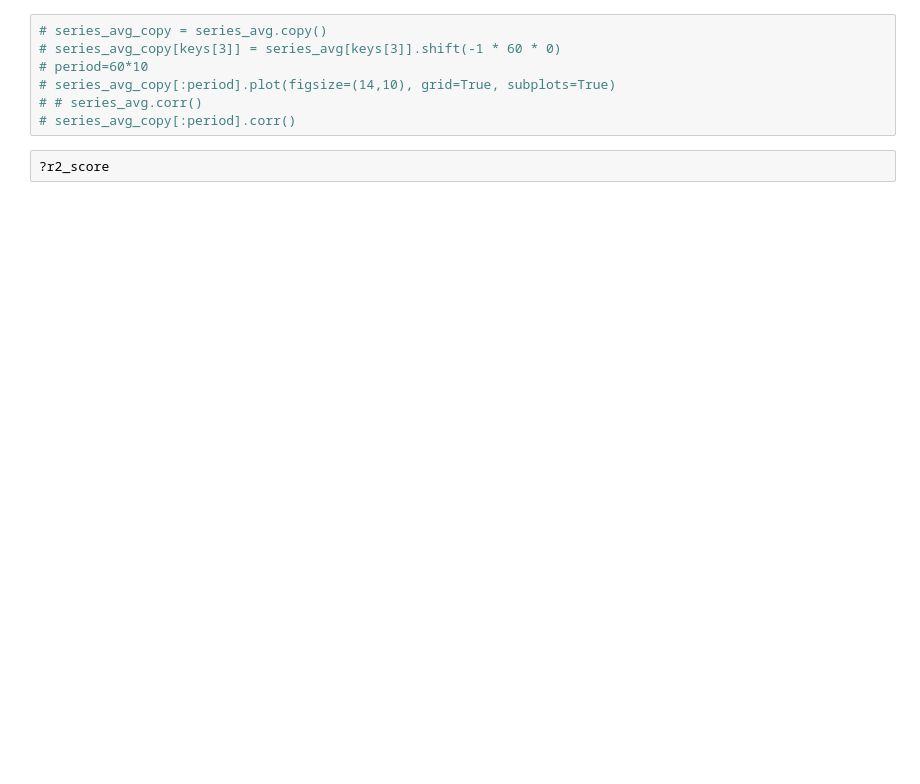
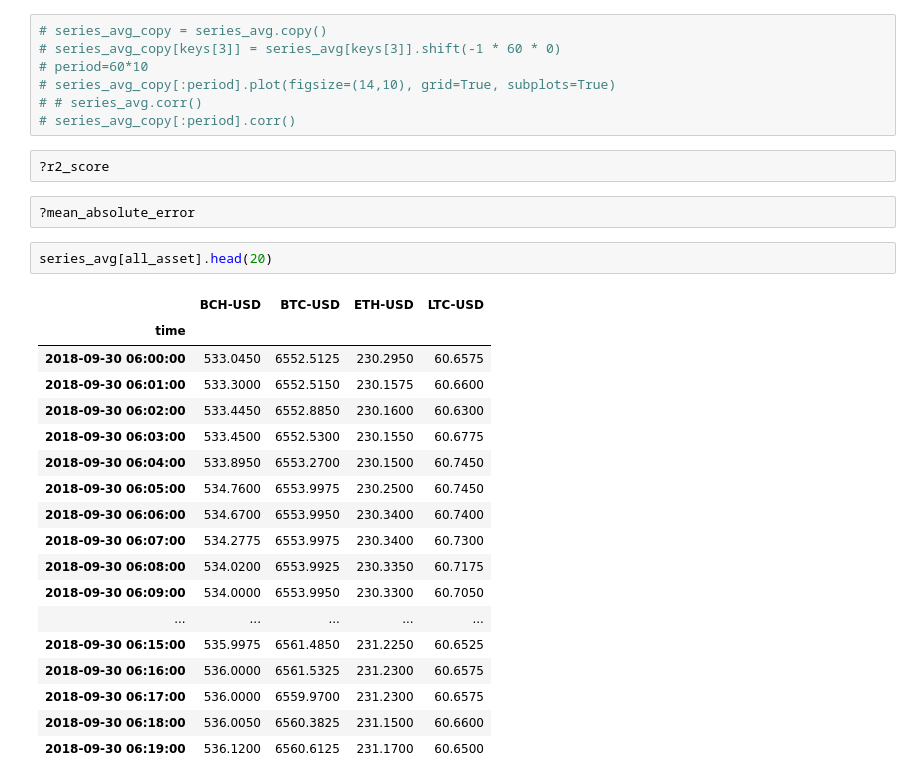
Before and after one commit to cchencool/crypto_currency_prediction, a Jupyter notebook: model/model_linear_reg.ipynb, the cells around one changed output. Drawn from its saved outputs; the diff is of its cells as text; blank space fills up the shorter version.

```diff
--- a/model/model_linear_reg.ipynb
+++ b/model/model_linear_reg.ipynb
@@ -144,3 +223,26 @@ ax_score.yaxis.label.set_text('score')
 # series_avg_copy[:period].corr()
 # %%
 ?r2_score
+# %%
+?mean_absolute_error
+# %%
+series_avg[all_asset].head(20)
+# %% [output]
+|  | BCH-USD | BTC-USD | ETH-USD | LTC-USD |
+| time |  |  |  |  |
+| 2018-09-30 06:00:00 | 533.0450 | 6552.5125 | 230.2950 | 60.6575 |
+| 2018-09-30 06:01:00 | 533.3000 | 6552.5150 | 230.1575 | 60.6600 |
+| 2018-09-30 06:02:00 | 533.4450 | 6552.8850 | 230.1600 | 60.6300 |
+| 2018-09-30 06:03:00 | 533.4500 | 6552.5300 | 230.1550 | 60.6775 |
+| 2018-09-30 06:04:00 | 533.8950 | 6553.2700 | 230.1500 | 60.7450 |
+| 2018-09-30 06:05:00 | 534.7600 | 6553.9975 | 230.2500 | 60.7450 |
+| 2018-09-30 06:06:00 | 534.6700 | 6553.9950 | 230.3400 | 60.7400 |
+| 2018-09-30 06:07:00 | 534.2775 | 6553.9975 | 230.3400 | 60.7300 |
+| 2018-09-30 06:08:00 | 534.0200 | 6553.9925 | 230.3350 | 60.7175 |
+| 2018-09-30 06:09:00 | 534.0000 | 6553.9950 | 230.3300 | 60.7050 |
+| ... | ... | ... | ... | ... |
+| 2018-09-30 06:15:00 | 535.9975 | 6561.4850 | 231.2250 | 60.6525 |
+| 2018-09-30 06:16:00 | 536.0000 | 6561.5325 | 231.2300 | 60.6575 |
+| 2018-09-30 06:17:00 | 536.0000 | 6559.9700 | 231.2300 | 60.6575 |
+| 2018-09-30 06:18:00 | 536.0050 | 6560.3825 | 231.1500 | 60.6600 |
+| 2018-09-30 06:19:00 | 536.1200 | 6560.6125 | 231.1700 | 60.6500 |
```
Also changed, not shown: parts of 6 cells of this notebook.
